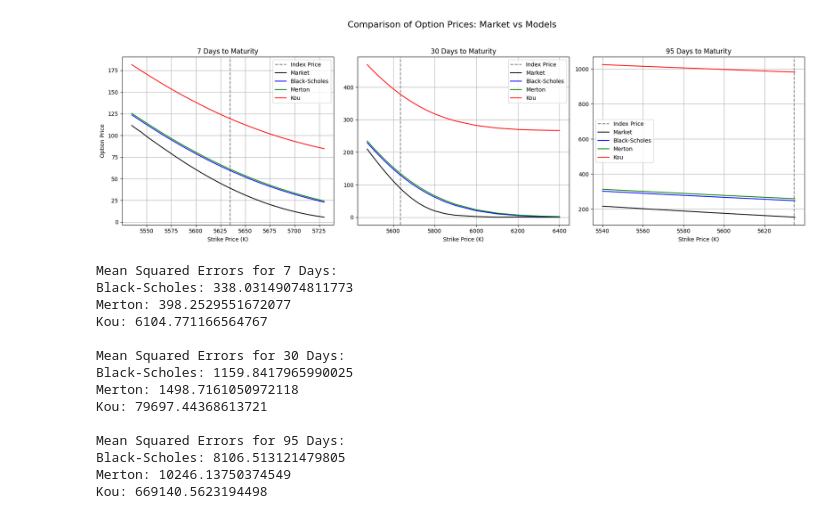
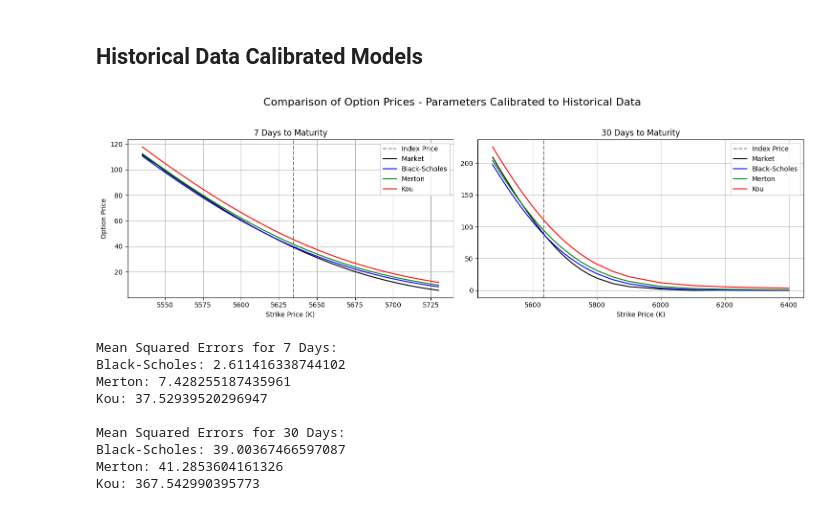
Before and after one commit to farhanbham/Comparing-Option-Pricing-Models, a Jupyter notebook: comparison-of-option-pricing-models.ipynb, the cells around one changed output. Cells and saved outputs as stored; diff of their text form; code cells hidden in the pictures.

Commit message:
Kaggle Notebook | Comparing Pricing Ability of Option Pricing Models | Version 7

```diff
--- a/comparison-of-option-pricing-models.ipynb
+++ b/comparison-of-option-pricing-models.ipynb
@@ -43,19 +1206,3 @@ c7  = [111.45, 107.25, 103.45, 98.85, 94.75, 90.75, 86.75, 82.85, 78.95, 75.15,
 
 K30 = [5475.00, 5480.00, 5490.00, 5500.00, 5510.00, 5520.00, 5525.00, 5530.00, 5540.00, 5550.00, 5560.00, 5570.00, 5575.00, 5580.00, 5590.00, 5600.00, 5610.00, 5620.00, 5625.00, 5630.00, 5640.00, 5650.00, 5660.00, 5670.00, 5675.00, 5680.00, 5690.00, 5700.00, 5725.00, 5750.00, 5775.00, 5800.00, 5850.00, 5900.00, 6000.00, 6100.00, 6200.00, 6300.00, 6400.00]
 c30 = [209.45, 205.70, 196.85, 188.55, 180.35, 172.25, 168.25, 164.25, 156.10, 148.35, 140.75, 133.25, 129.55, 125.85, 118.70, 111.65, 104.85, 98.15, 94.95, 91.75, 85.40, 79.45, 73.65, 68.05, 65.40, 62.70, 57.75, 52.95, 42.10, 32.95, 25.40, 19.30, 10.75, 5.85, 2.00, 0.00, 0.60, 0.00, 0.00]
-# %%
-start = "1990-07-17"
-end="2024-07-17"
-
-data = yf.download("^GSPC",start=start, end=end, interval="1d")
-data.index = pd.to_datetime(data.index, format = '%d/%m/%Y')
-prices = data["Close"]
-ratios = prices / prices.shift(1)
-ratios.dropna(inplace=True)
-log_returns = np.log(ratios).values
-sigma_hat = np.std(log_returns) * np.sqrt(252)
-
-df = web.DataReader('DFF', 'fred', "2024-07-15", "2024-07-17")
-r = np.mean(df["DFF"])/100
-print("Annualised Volatility:", sigma_hat)
-print("Risk-Free Rate (1-Month Treasury):", r)
@@ -191,21 +1330,17 @@ We estiamte the prices of call options 7, 30 and 95 to maturity using the Black-
+# %% [markdown]
+## Historical Data Calibrated Models
 # %%
-# Calculate prices for 7 days to maturity
-bs_prices_7 = [bs_call(S, k, 7/365, r, sigma_hat) for k in K7]
-merton_prices_7 = [merton_jump_diffusion_call(S, k, 7/365, r, sigma_hat, *initial_guess_merton) for k in K7]
-kou_prices_7 = [kou_jump_diffusion_call(S, k, 7/365, r, sigma_hat, *initial_guess_kou) for k in K7]
+
+bs_prices_7 = [black_scholes_call(S, k, 7/365, r, q, sigma_hat) for k in K7]
+merton_prices_7 = [merton_jump_call(S, k, 7/365, r, q, *initial_guess_merton) for k in K7]
+kou_prices_7 = [kou_jump_call(S, k, 7/365, r, q, *initial_guess_kou) for k in K7]
 
 # Calculate prices for 30 days to maturity
-bs_prices_30 = [bs_call(S, k, 30/365, r, sigma_hat) for k in K30]
-merton_prices_30 = [merton_jump_diffusion_call(S, k, 30/365, r, sigma_hat, *initial_guess_merton) for k in K30]
-kou_prices_30 = [kou_jump_diffusion_call(S, k, 30/365, r, sigma_hat, *initial_guess_kou) for k in K30]
+bs_prices_30 = [black_scholes_call(S, k, 30/365, r, q, sigma_hat) for k in K30]
+merton_prices_30 = [merton_jump_call(S, k, 30/365, r, q, *initial_guess_merton) for k in K30]
+kou_prices_30 = [kou_jump_call(S, k, 30/365, r, q, *initial_guess_kou) for k in K30]
 
-# Calculate prices for 95 days to maturity
-bs_prices_95 = [bs_call(S, k, 95/365, r, sigma_hat) for k in K95]
-merton_prices_95 = [merton_jump_diffusion_call(S, k, 95/365, r, sigma_hat, *initial_guess_merton) for k in K95]
-kou_prices_95 = [kou_jump_diffusion_call(S, k, 95/365, r, sigma_hat, *initial_guess_kou) for k in K95]
-
-
-fig, axs = plt.subplots(1, 3, figsize=(18, 6))
+fig, axs = plt.subplots(1, 2, figsize=(15, 5))
 
 # Plot for 7 days to maturity
 axs[0].axvline(x=S, color='grey', linestyle='--', label="Index Price")
@@ -217,62 +1352,41 @@ axs[0].set_title("7 Days to Maturity")
 axs[0].set_xlabel("Strike Price (K)")
 axs[0].set_ylabel("Option Price")
 axs[0].legend()
 axs[0].grid(True)
 
 # Plot for 30 days to maturity
 axs[1].axvline(x=S, color='grey', linestyle='--', label="Index Price")
 axs[1].plot(K30, c30, label="Market", color='black')
 axs[1].plot(K30, bs_prices_30, label="Black-Scholes", color='blue')
 axs[1].plot(K30, merton_prices_30, label="Merton", color='green')
 axs[1].plot(K30, kou_prices_30, label="Kou", color='red')
 axs[1].set_title("30 Days to Maturity")
 axs[1].set_xlabel("Strike Price (K)")
 axs[1].legend()
 axs[1].grid(True)
 
-# Plot for 95 days to maturity
-axs[2].axvline(x=S, color='grey', linestyle='--', label="Index Price")
-axs[2].plot(K95, c95, label="Market", color='black')
-axs[2].plot(K95, bs_prices_95, label="Black-Scholes", color='blue')
-axs[2].plot(K95, merton_prices_95, label="Merton", color='green')
-axs[2].plot(K95, kou_prices_95, label="Kou", color='red')
-axs[2].set_title("95 Days to Maturity")
-axs[2].set_xlabel("Strike Price (K)")
-axs[2].legend()
-axs[2].grid(True)
-
-fig.suptitle("Comparison of Option Prices: Market vs Models", fontsize=16)
+fig.suptitle("Comparison of Option Prices - Parameters Calibrated to Historical Data", fontsize=16)
 plt.tight_layout(rect=[0, 0.03, 1, 0.95])
 plt.show()
 
 # Calculating and Printing MSEs for each maturity
 print("Mean Squared Errors for 7 Days:")
 print(f"Black-Scholes: {mean_squared_error(c7, bs_prices_7)}")
 print(f"Merton: {mean_squared_error(c7, merton_prices_7)}")
 print(f"Kou: {mean_squared_error(c7, kou_prices_7)}")
 
 print("\nMean Squared Errors for 30 Days:")
 print(f"Black-Scholes: {mean_squared_error(c30, bs_prices_30)}")
 print(f"Merton: {mean_squared_error(c30, merton_prices_30)}")
 print(f"Kou: {mean_squared_error(c30, kou_prices_30)}")
-
-print("\nMean Squared Errors for 95 Days:")
-print(f"Black-Scholes: {mean_squared_error(c95, bs_prices_95)}")
-print(f"Merton: {mean_squared_error(c95, merton_prices_95)}")
-print(f"Kou: {mean_squared_error(c95, kou_prices_95)}")
 # %% [output]
-[figure, old version]
+[figure, new version]
 Mean Squared Errors for 7 Days:
-Black-Scholes: 338.03149074811773
-Merton: 398.2529551672077
-Kou: 6104.771166564767
+Black-Scholes: 2.611416338744102
+Merton: 7.428255187435961
+Kou: 37.52939520296947
 
 Mean Squared Errors for 30 Days:
-Black-Scholes: 1159.8417965990025
-Merton: 1498.7161050972118
-Kou: 79697.44368613721
-
-Mean Squared Errors for 95 Days:
-Black-Scholes: 8106.513121479805
-Merton: 10246.13750374549
-Kou: 669140.5623194498
+Black-Scholes: 39.00367466597087
+Merton: 41.2853604161326
+Kou: 367.542990395773
```
Also changed, not shown: parts of 54 cells of this notebook.
